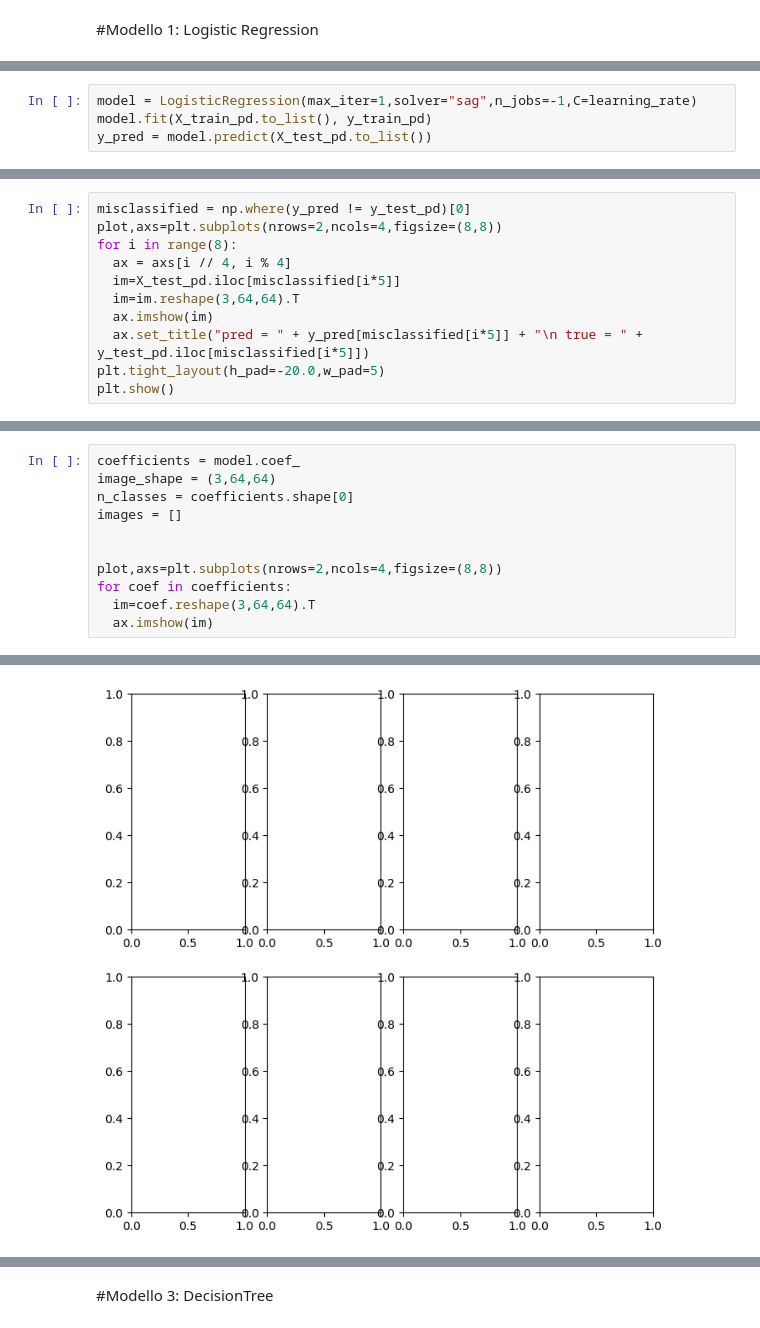
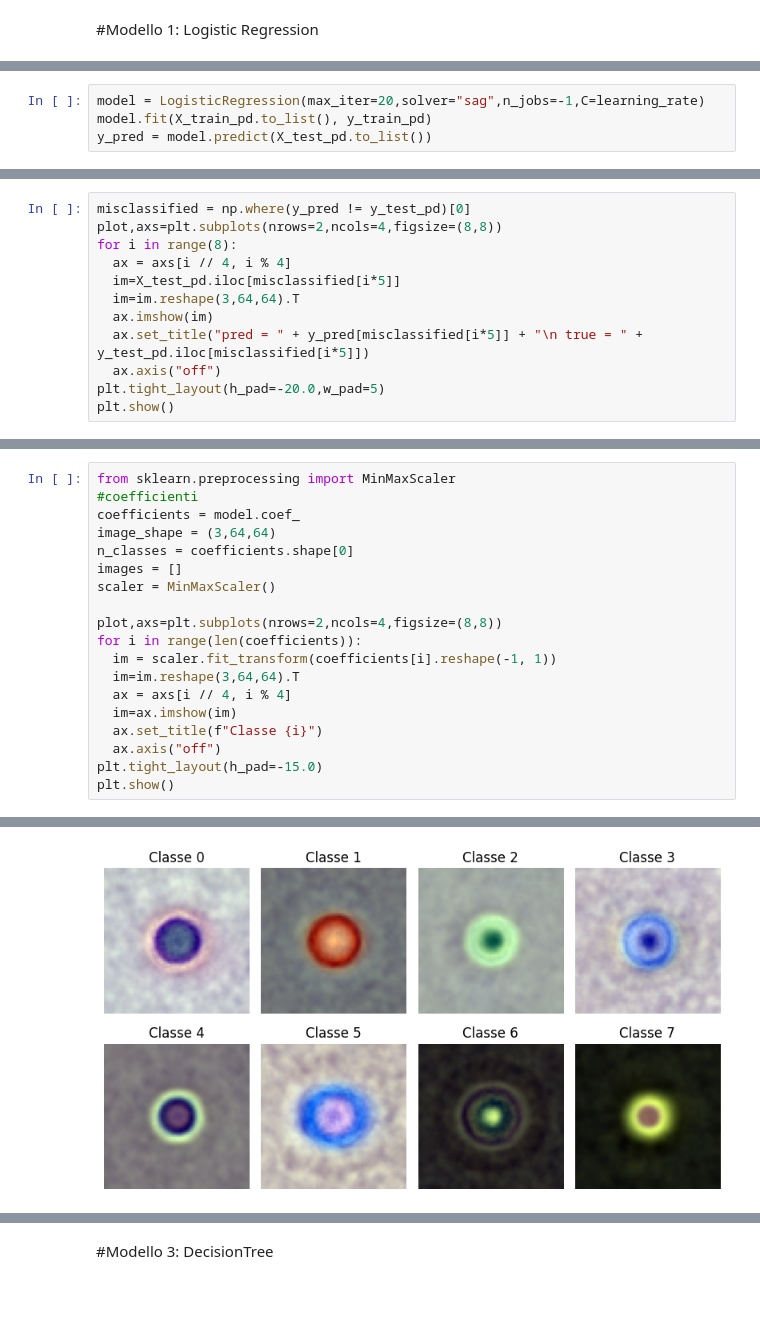
Before and after one commit to GiacomoMM/blood-cell-classification-detection, a Jupyter notebook: Progetto_LabIA.ipynb, the cells around one changed output, grey strips where cells are left out. Cells and saved outputs as stored; diff of their text form; blank space fills up the shorter version.

```diff
--- a/Progetto_LabIA.ipynb
+++ b/Progetto_LabIA.ipynb
@@ -371,5 +363,5 @@ miglior rate: 10.0
 # %%
-model = LogisticRegression(max_iter=1,solver="sag",n_jobs=-1,C=learning_rate)
+model = LogisticRegression(max_iter=20,solver="sag",n_jobs=-1,C=learning_rate)
 model.fit(X_train_pd.to_list(), y_train_pd)
 y_pred = model.predict(X_test_pd.to_list())
 # %%
@@ -399,6 +421,7 @@ for i in range(8):
   im=im.reshape(3,64,64).T
   ax.imshow(im)
   ax.set_title("pred = " + y_pred[misclassified[i*5]] + "\n true = " + y_test_pd.iloc[misclassified[i*5]])
+  ax.axis("off")
 plt.tight_layout(h_pad=-20.0,w_pad=5)
 plt.show()
 # %% [output]
@@ -412,12 +429,20 @@ array([-0.00052801, -0.00034617,  0.00015952, ...,  0.00110882,
 # %%
+from sklearn.preprocessing import MinMaxScaler
+#coefficienti
 coefficients = model.coef_
 image_shape = (3,64,64)
 n_classes = coefficients.shape[0]
 images = []
-
+scaler = MinMaxScaler()
 
 plot,axs=plt.subplots(nrows=2,ncols=4,figsize=(8,8))
-for coef in coefficients:
-  im=coef.reshape(3,64,64).T
-  ax.imshow(im)
+for i in range(len(coefficients)):
+  im = scaler.fit_transform(coefficients[i].reshape(-1, 1))
+  im=im.reshape(3,64,64).T
+  ax = axs[i // 4, i % 4]
+  im=ax.imshow(im)
+  ax.set_title(f"Classe {i}")
+  ax.axis("off")
+plt.tight_layout(h_pad=-15.0)
+plt.show()
 # %% [output]
@@ -432,2 +449,2 @@ WARNING:matplotlib.image:Clipping input data to the valid range for imshow with
-[figure, old version]
+[figure, new version]
 # %% [markdown]
```
Also changed, not shown: parts of 19 cells of this notebook.
